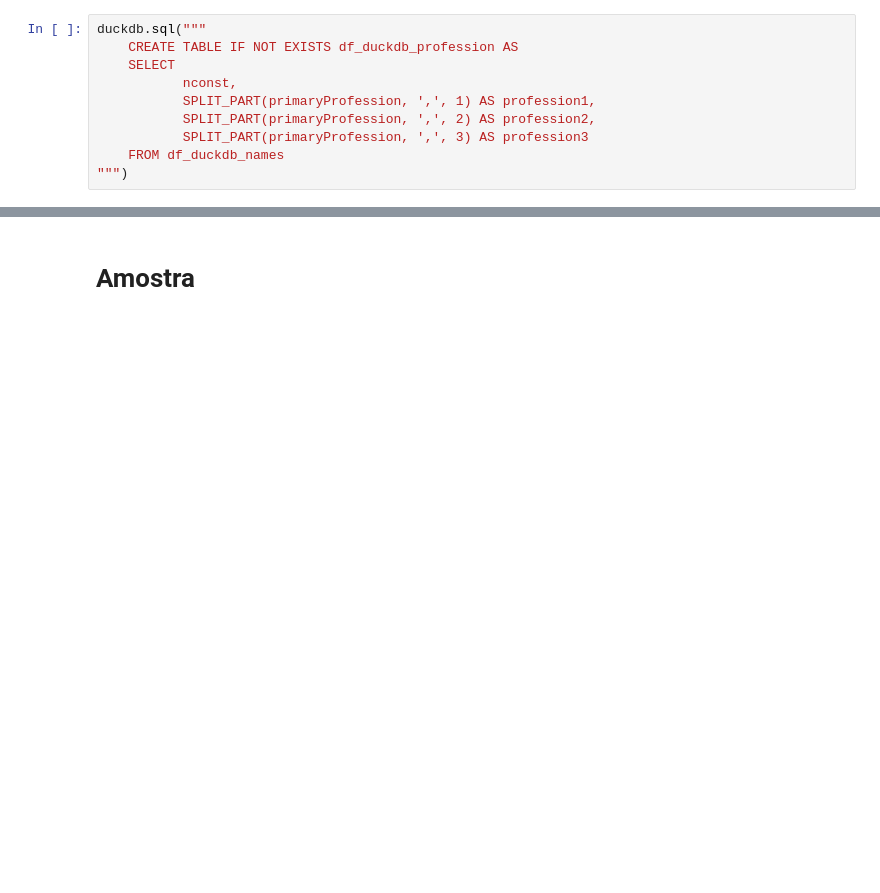
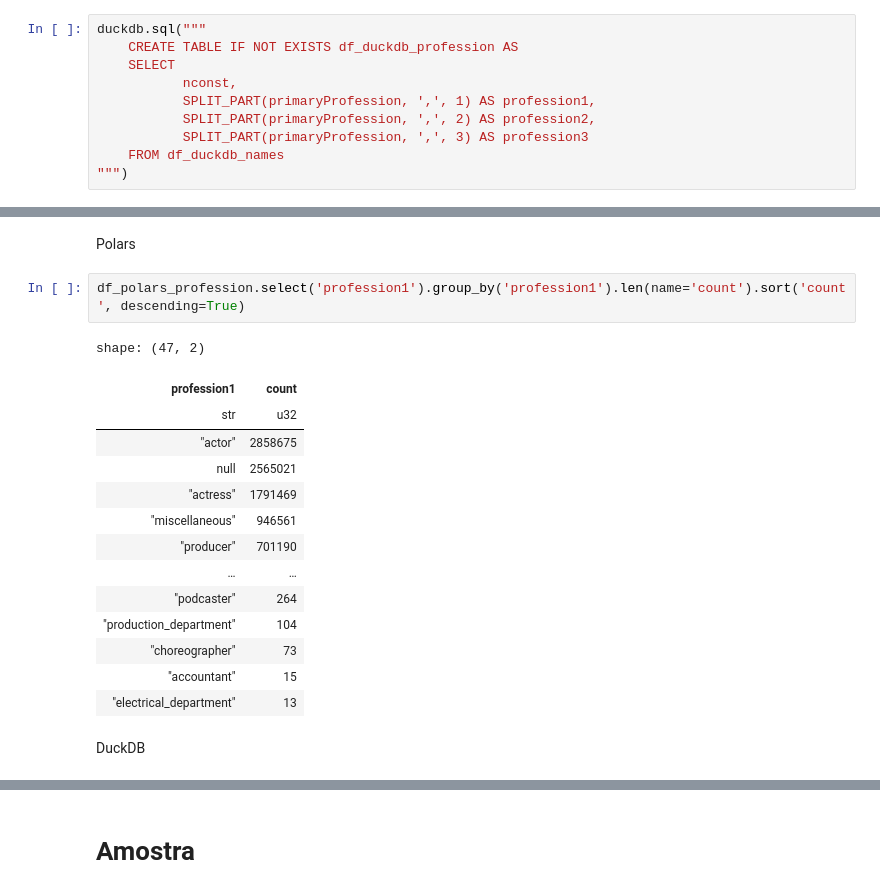
Before and after one commit to danicosme/lab-duckdb-pandas-polars, a Jupyter notebook: main.ipynb, the cells around one changed output, grey strips where cells are left out. Drawn from its saved outputs; the diff is of its cells as text; blank space fills up the shorter version.

```diff
--- a/main.ipynb
+++ b/main.ipynb
@@ -128,0 +243,21 @@ duckdb.sql("""
+# %% [markdown]
+Polars
+# %%
+df_polars_profession.select('profession1').group_by('profession1').len(name='count').sort('count', descending=True)
+# %% [output]
+shape: (47, 2)
+| profession1 | count |
+| str | u32 |
+| "actor" | 2858675 |
+| null | 2565021 |
+| "actress" | 1791469 |
+| "miscellaneous" | 946561 |
+| "producer" | 701190 |
+| … | … |
+| "podcaster" | 264 |
+| "production_department" | 104 |
+| "choreographer" | 73 |
+| "accountant" | 15 |
+| "electrical_department" | 13 |
+# %% [markdown]
+DuckDB
```
Also changed, not shown: parts of 13 cells of this notebook.
